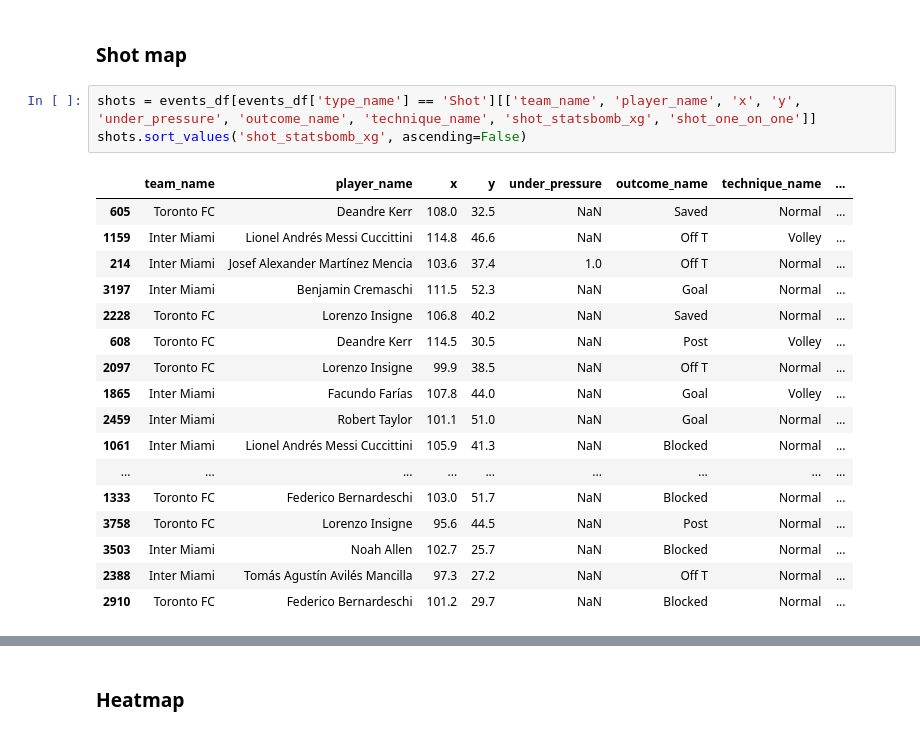
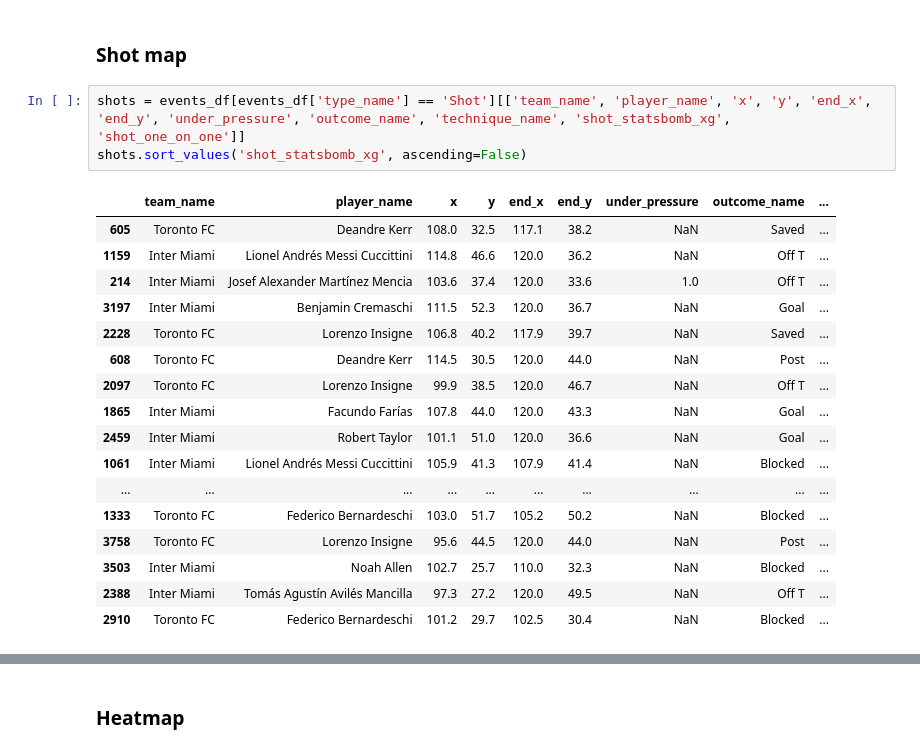
Before and after one commit to akyuzdilhan/FootballDataLab, a Jupyter notebook: AnalyseStatsBomb.ipynb, the cells around one changed output, grey strips where cells are left out. Cells and saved outputs as stored; diff of their text form.

```diff
--- a/AnalyseStatsBomb.ipynb
+++ b/AnalyseStatsBomb.ipynb
@@ -159,23 +162,23 @@ visualize_carry_network(events_df[events_df['type_name'] == 'Carry'], 'carries',
 # %% [markdown]
 ### Shot map
 # %%
-shots = events_df[events_df['type_name'] == 'Shot'][['team_name', 'player_name', 'x', 'y', 'under_pressure', 'outcome_name', 'technique_name', 'shot_statsbomb_xg', 'shot_one_on_one']]
+shots = events_df[events_df['type_name'] == 'Shot'][['team_name', 'player_name', 'x', 'y', 'end_x', 'end_y', 'under_pressure', 'outcome_name', 'technique_name', 'shot_statsbomb_xg', 'shot_one_on_one']]
 shots.sort_values('shot_statsbomb_xg', ascending=False)
 # %% [output]
-|  | team_name | player_name | x | y | under_pressure | outcome_name | technique_name | ... |
-| 605 | Toronto FC | Deandre Kerr | 108.0 | 32.5 | NaN | Saved | Normal | ... |
-| 1159 | Inter Miami | Lionel Andrés Messi Cuccittini | 114.8 | 46.6 | NaN | Off T | Volley | ... |
-| 214 | Inter Miami | Josef Alexander Martínez Mencia | 103.6 | 37.4 | 1.0 | Off T | Normal | ... |
-| 3197 | Inter Miami | Benjamin Cremaschi | 111.5 | 52.3 | NaN | Goal | Normal | ... |
-| 2228 | Toronto FC | Lorenzo Insigne | 106.8 | 40.2 | NaN | Saved | Normal | ... |
-| 608 | Toronto FC | Deandre Kerr | 114.5 | 30.5 | NaN | Post | Volley | ... |
-| 2097 | Toronto FC | Lorenzo Insigne | 99.9 | 38.5 | NaN | Off T | Normal | ... |
-| 1865 | Inter Miami | Facundo Farías | 107.8 | 44.0 | NaN | Goal | Volley | ... |
-| 2459 | Inter Miami | Robert Taylor | 101.1 | 51.0 | NaN | Goal | Normal | ... |
-| 1061 | Inter Miami | Lionel Andrés Messi Cuccittini | 105.9 | 41.3 | NaN | Blocked | Normal | ... |
-| ... | ... | ... | ... | ... | ... | ... | ... | ... |
-| 1333 | Toronto FC | Federico Bernardeschi | 103.0 | 51.7 | NaN | Blocked | Normal | ... |
-| 3758 | Toronto FC | Lorenzo Insigne | 95.6 | 44.5 | NaN | Post | Normal | ... |
-| 3503 | Inter Miami | Noah Allen | 102.7 | 25.7 | NaN | Blocked | Normal | ... |
-| 2388 | Inter Miami | Tomás Agustín Avilés Mancilla | 97.3 | 27.2 | NaN | Off T | Normal | ... |
-| 2910 | Toronto FC | Federico Bernardeschi | 101.2 | 29.7 | NaN | Blocked | Normal | ... |
+|  | team_name | player_name | x | y | end_x | end_y | under_pressure | outcome_name | ... |
+| 605 | Toronto FC | Deandre Kerr | 108.0 | 32.5 | 117.1 | 38.2 | NaN | Saved | ... |
+| 1159 | Inter Miami | Lionel Andrés Messi Cuccittini | 114.8 | 46.6 | 120.0 | 36.2 | NaN | Off T | ... |
+| 214 | Inter Miami | Josef Alexander Martínez Mencia | 103.6 | 37.4 | 120.0 | 33.6 | 1.0 | Off T | ... |
+| 3197 | Inter Miami | Benjamin Cremaschi | 111.5 | 52.3 | 120.0 | 36.7 | NaN | Goal | ... |
+| 2228 | Toronto FC | Lorenzo Insigne | 106.8 | 40.2 | 117.9 | 39.7 | NaN | Saved | ... |
+| 608 | Toronto FC | Deandre Kerr | 114.5 | 30.5 | 120.0 | 44.0 | NaN | Post | ... |
+| 2097 | Toronto FC | Lorenzo Insigne | 99.9 | 38.5 | 120.0 | 46.7 | NaN | Off T | ... |
+| 1865 | Inter Miami | Facundo Farías | 107.8 | 44.0 | 120.0 | 43.3 | NaN | Goal | ... |
+| 2459 | Inter Miami | Robert Taylor | 101.1 | 51.0 | 120.0 | 36.6 | NaN | Goal | ... |
+| 1061 | Inter Miami | Lionel Andrés Messi Cuccittini | 105.9 | 41.3 | 107.9 | 41.4 | NaN | Blocked | ... |
+| ... | ... | ... | ... | ... | ... | ... | ... | ... | ... |
+| 1333 | Toronto FC | Federico Bernardeschi | 103.0 | 51.7 | 105.2 | 50.2 | NaN | Blocked | ... |
+| 3758 | Toronto FC | Lorenzo Insigne | 95.6 | 44.5 | 120.0 | 44.0 | NaN | Post | ... |
+| 3503 | Inter Miami | Noah Allen | 102.7 | 25.7 | 110.0 | 32.3 | NaN | Blocked | ... |
+| 2388 | Inter Miami | Tomás Agustín Avilés Mancilla | 97.3 | 27.2 | 120.0 | 49.5 | NaN | Off T | ... |
+| 2910 | Toronto FC | Federico Bernardeschi | 101.2 | 29.7 | 102.5 | 30.4 | NaN | Blocked | ... |
```
Also changed, not shown: parts of 20 cells of this notebook, 1 other file.
